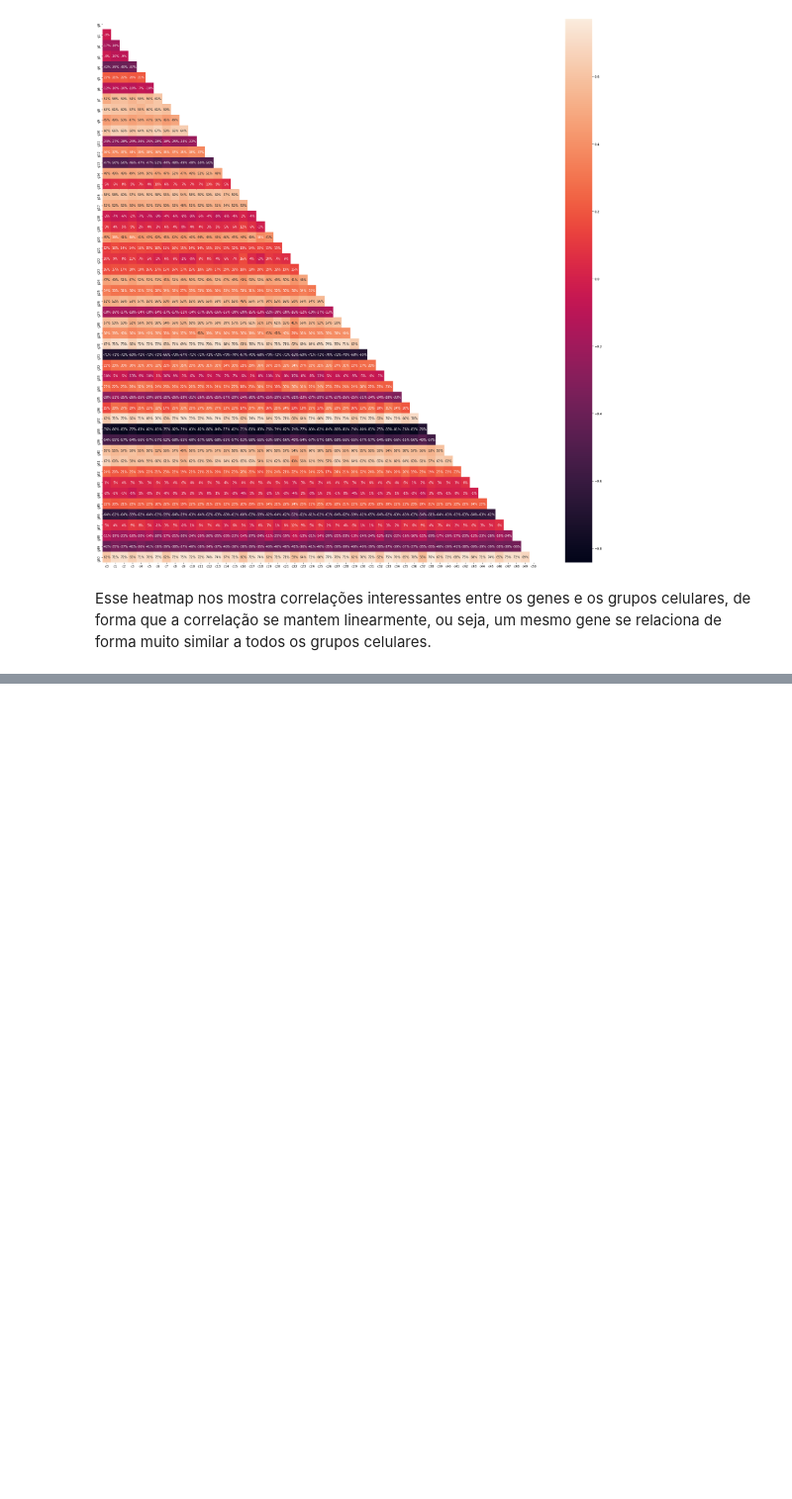
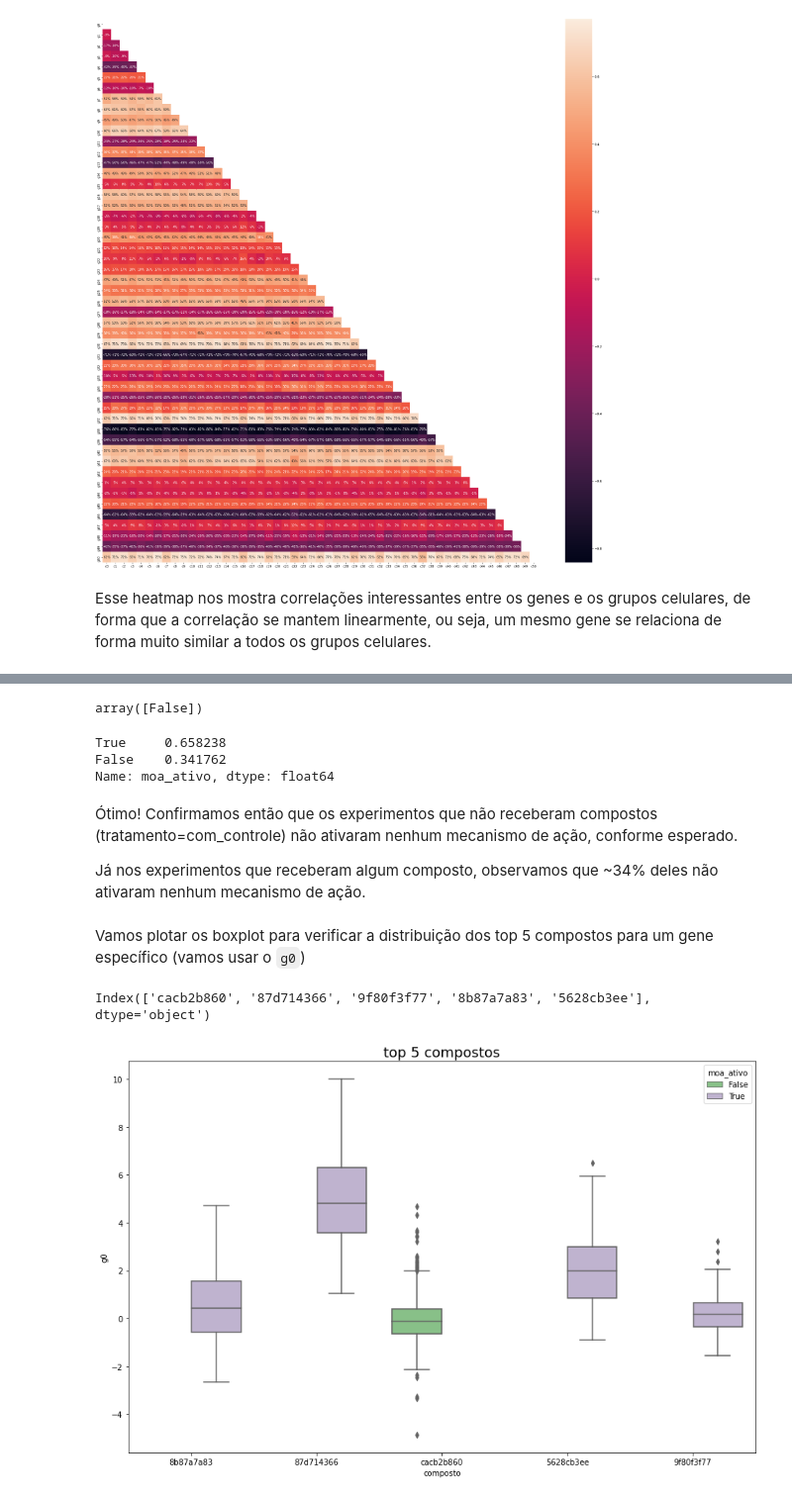
Before and after one commit to marinavillaschi/drug-discovery-analysis, a Jupyter notebook: Análise_de_Novos_Fármacos.ipynb, the cells around one changed output, grey strips where cells are left out. Shown at 99% size. Drawn from its saved outputs; the diff is of its cells as text; code cells hidden in the pictures; blank space fills up the shorter version.

```diff
--- a/Análise_de_Novos_Fármacos.ipynb
+++ b/Análise_de_Novos_Fármacos.ipynb
@@ -681,0 +868,34 @@ Após realizarmos a análise exploratória dos dados, foi possível conhece-los
+# %%
+# verificando os tipos de entradas para tratamento com_controle
+df_merge.query('tratamento == "com_controle"')['moa_ativo'].unique()
+# %% [output]
+array([False])
+# %%
+# verificando os tipos de entradas para tratamento com_controle
+df_merge.query('tratamento == "com_droga"')['moa_ativo'].value_counts(normalize=True)
+# %% [output]
+True     0.658238
+False    0.341762
+Name: moa_ativo, dtype: float64
+# %% [markdown]
+Ótimo! Confirmamos então que os experimentos que não receberam compostos (tratamento=com_controle) não ativaram nenhum mecanismo de ação, conforme esperado.
+
+Já nos experimentos que receberam algum composto, observamos que ~34% deles não ativaram nenhum mecanismo de ação.
+# %% [markdown]
+Vamos plotar os boxplot para verificar a distribuição dos top 5 compostos para um gene específico (vamos usar o `g0`)
+# %%
+# extraindo o nome dos top 5 compostos
+top5_composto = df_merge_coded.composto.value_counts().index[:5]
+top5_composto
+# %% [output]
+Index(['cacb2b860', '87d714366', '9f80f3f77', '8b87a7a83', '5628cb3ee'], dtype='object')
+# %%
+# plotando o boxplot
+fig, ax = plt.subplots(figsize=(12,8))
+
+sns.boxplot(data = df_merge_coded.query('composto in @top5_composto'), y= 'g0', x='composto', hue='moa_ativo', palette='Accent')
+ax.set_title('top 5 compostos', fontsize=18)
+
+plt.tight_layout()
+# %% [output]
+[figure, added]
```
Also changed, not shown: parts of 25 cells of this notebook.
